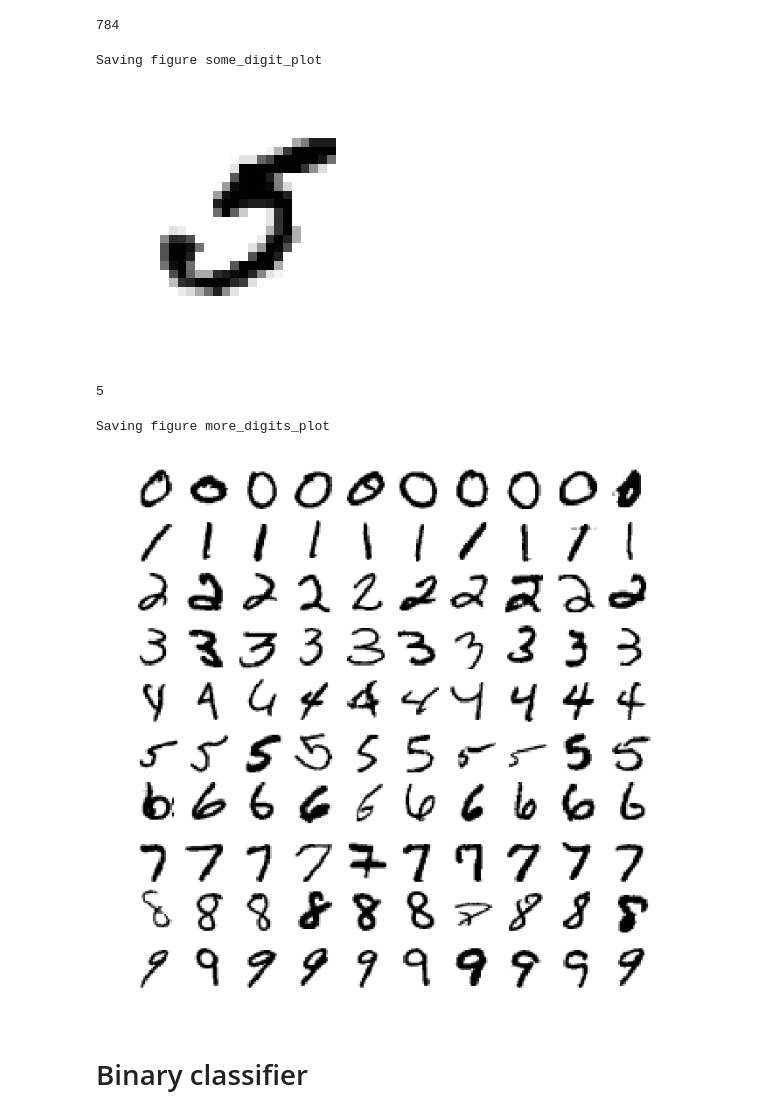
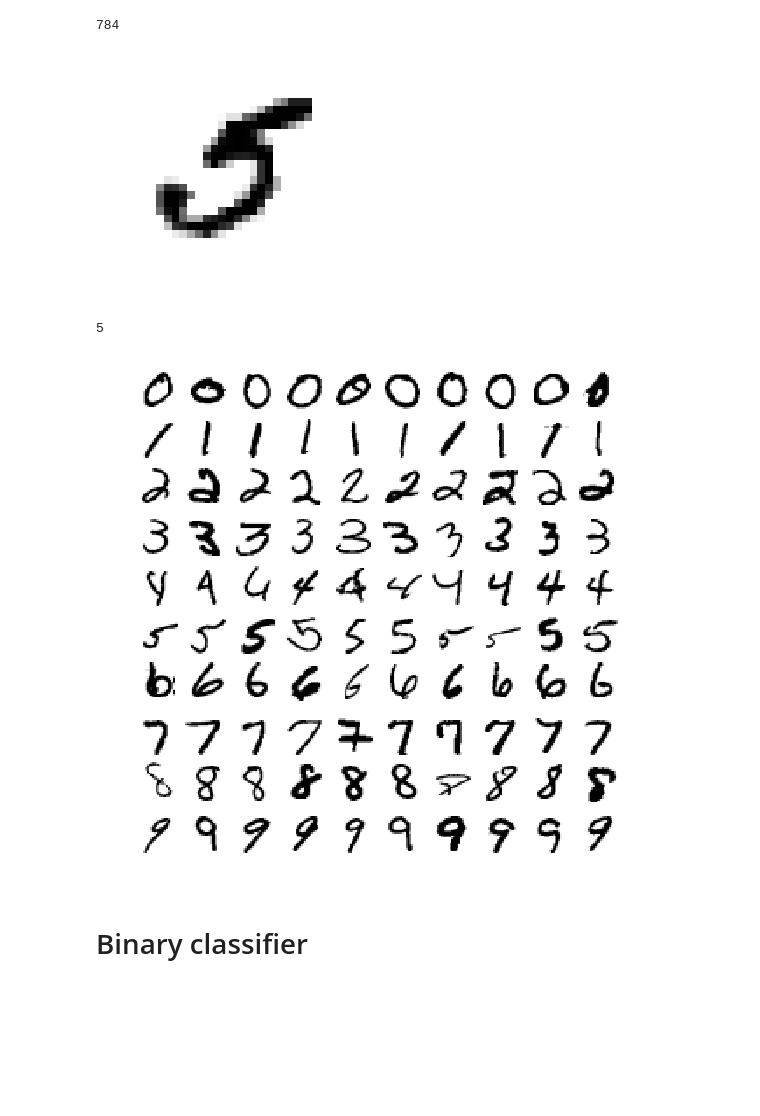
Before and after one commit to LaloCo/handson-ml, a Jupyter notebook: 03_classification.ipynb, the cells around one changed output. Cells and saved outputs as stored; diff of their text form; code cells hidden in the pictures; blank space fills up the shorter version.

```diff
--- a/03_classification.ipynb
+++ b/03_classification.ipynb
@@ -72,11 +72,10 @@ plt.imshow(some_digit_image, cmap = mpl.cm.binary,
            interpolation="nearest")
 plt.axis("off")
 
-save_fig("some_digit_plot")
+#save_fig("some_digit_plot")
 plt.show()
 # %% [output]
-Saving figure some_digit_plot
-[figure, old version]
+[figure, new version]
 # %%
 y[36000]
 # %% [output]
@@ -106,12 +105,11 @@ def plot_digits(instances, images_per_row=10, **options):
 # %%
 plt.figure(figsize=(9,9))
 example_images = np.r_[X[:12000:600], X[13000:30600:600], X[30600:60000:590]]
 plot_digits(example_images, images_per_row=10)
-save_fig("more_digits_plot")
+#save_fig("more_digits_plot")
 plt.show()
 # %% [output]
-Saving figure more_digits_plot
-[figure, old version]
+[figure, new version]
 # %%
 X_train, X_test, y_train, y_test = X[:60000], X[60000:], y[:60000], y[60000:]
 # %%
```
Also changed, not shown: parts of 24 cells of this notebook.
